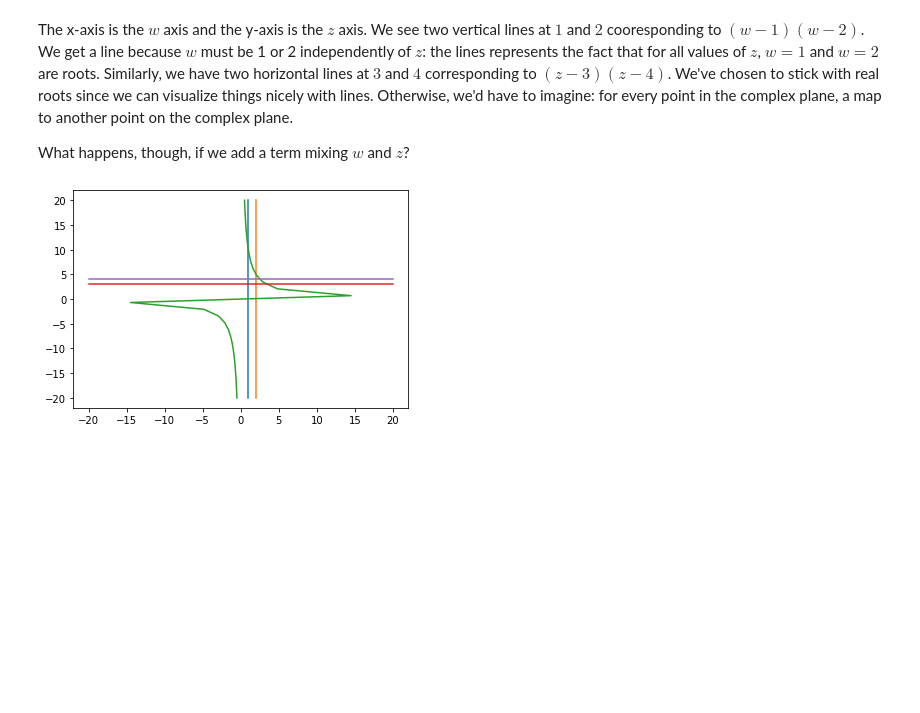
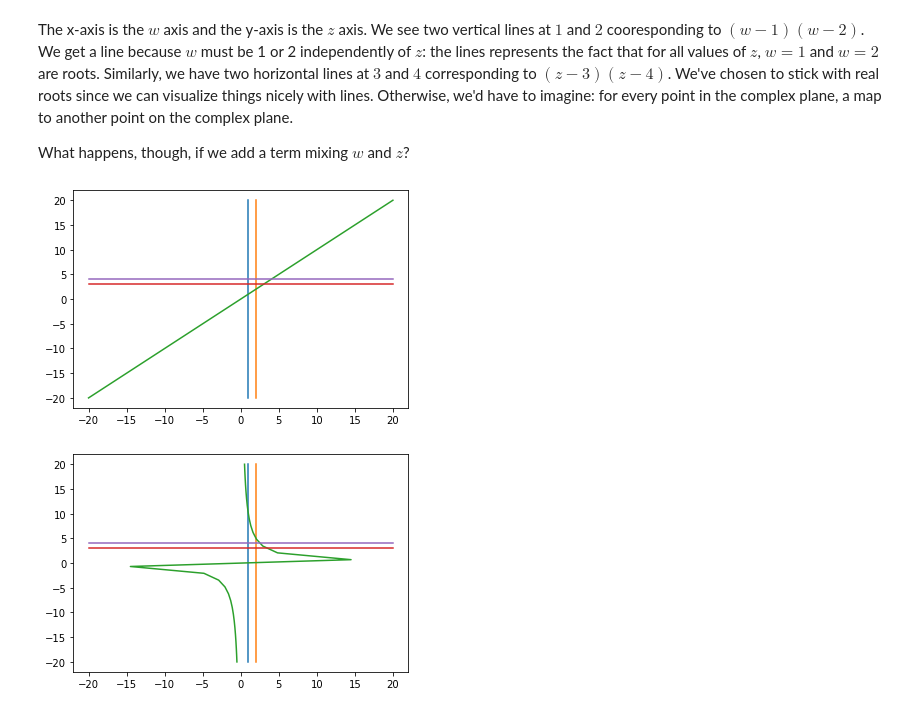
Before and after one commit to heyredhat/heyredhat.github.io, a Jupyter notebook: 5.9_A_Quantum.ipynb, the cells around one changed output. Saved outputs shown, nothing was run; the diff lists cells and outputs as text; code cells hidden in the pictures; blank space fills up the shorter version.

```diff
--- a/5.9_A_Quantum.ipynb
+++ b/5.9_A_Quantum.ipynb
@@ -503,6 +503,12 @@ make_lines(solve(p))
 The x-axis is the $w$ axis and the y-axis is the $z$ axis. We see two vertical lines at $1$ and $2$ cooresponding to $(w-1)(w-2)$. We get a line because $w$ must be 1 or 2 independently of $z$: the lines represents the fact that for all values of $z$, $w=1$ and $w=2$ are roots. Similarly, we have two horizontal lines at $3$ and $4$ corresponding to $(z-3)(z-4)$. We've chosen to stick with real roots since we can visualize things nicely with lines. Otherwise, we'd have to imagine: for every point in the complex plane, a map to another point on the complex plane.
 
 What happens, though, if we add a term mixing $w$ and $z$?
+# %%
+%matplotlib inline
+p2 = (w-1)*(w-2)*(z-3)*(z-4)*(z-w)
+make_lines(solve(p2))
+# %% [output]
+[figure, added]
 # %%
 %matplotlib inline
 p2 = (w-1)*(w-2)*(z-3)*(z-4)*(z*w-10)
```
Also changed, not shown: parts of 4 cells of this notebook, 3 other files.
